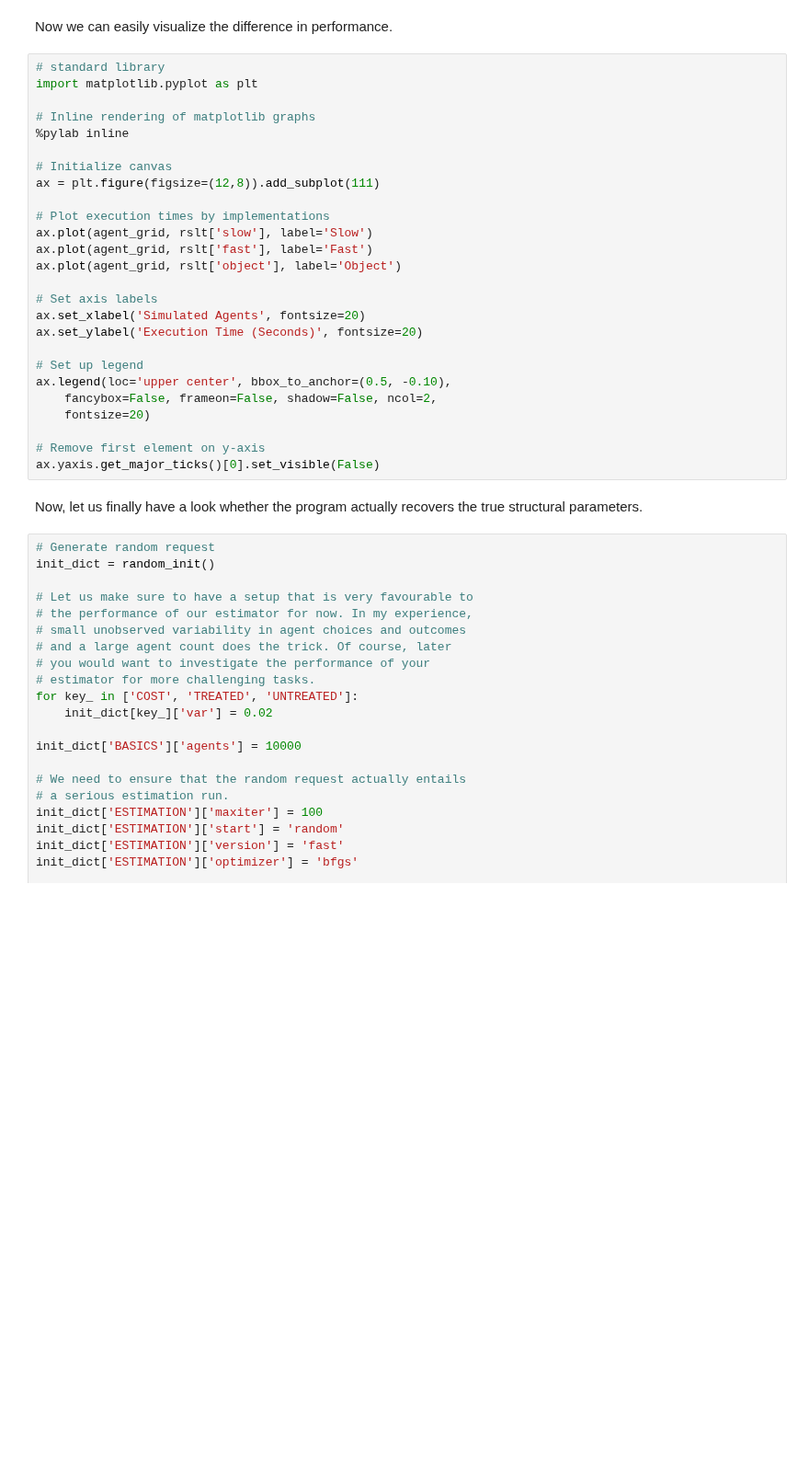
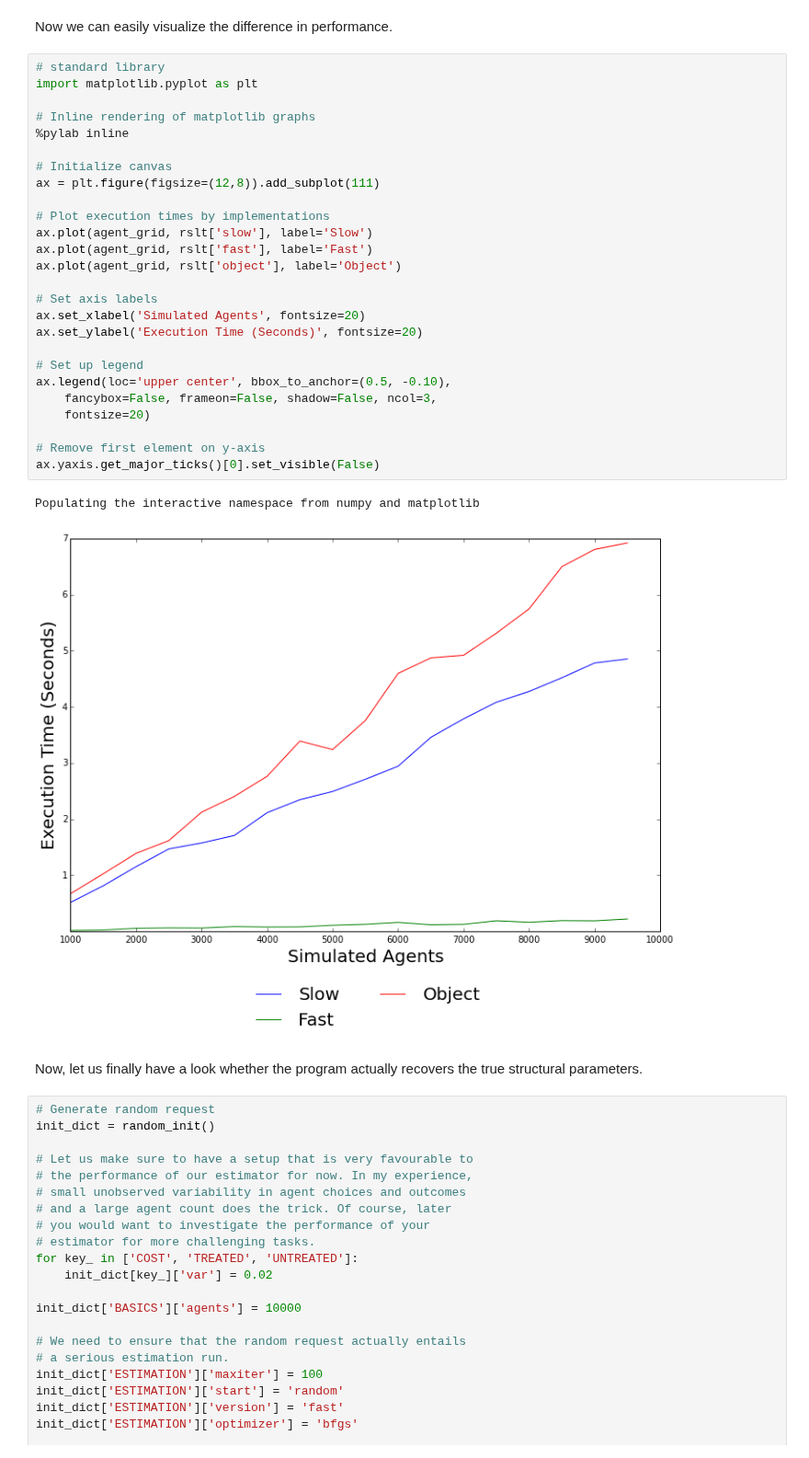
Before and after one commit to snowdj/course, a Jupyter notebook: lectures/economic_models/generalized_roy/package/lecture.ipynb, the cells around one changed output. Shown at 92% size. Cells and saved outputs as stored; diff of their text form; blank space fills up the shorter version.

```diff
--- a/lectures/economic_models/generalized_roy/package/lecture.ipynb
+++ b/lectures/economic_models/generalized_roy/package/lecture.ipynb
@@ -190,29 +188,32 @@ Now we can easily visualize the difference in performance.
 # %%
 # standard library
 import matplotlib.pyplot as plt
 
 # Inline rendering of matplotlib graphs
 %pylab inline
 
 # Initialize canvas
 ax = plt.figure(figsize=(12,8)).add_subplot(111)
 
 # Plot execution times by implementations
 ax.plot(agent_grid, rslt['slow'], label='Slow')
 ax.plot(agent_grid, rslt['fast'], label='Fast')
 ax.plot(agent_grid, rslt['object'], label='Object')
 
 # Set axis labels
 ax.set_xlabel('Simulated Agents', fontsize=20)
 ax.set_ylabel('Execution Time (Seconds)', fontsize=20)
 
 # Set up legend
 ax.legend(loc='upper center', bbox_to_anchor=(0.5, -0.10),
-    fancybox=False, frameon=False, shadow=False, ncol=2,
+    fancybox=False, frameon=False, shadow=False, ncol=3,
     fontsize=20)
 
 # Remove first element on y-axis
 ax.yaxis.get_major_ticks()[0].set_visible(False)
+# %% [output]
+Populating the interactive namespace from numpy and matplotlib
+[figure, added]
 # %% [markdown]
 Now, let us finally have a look whether the program actually recovers the true structural parameters.
 # %%
```
Also changed, not shown: parts of 9 cells of this notebook, 3 other files.
